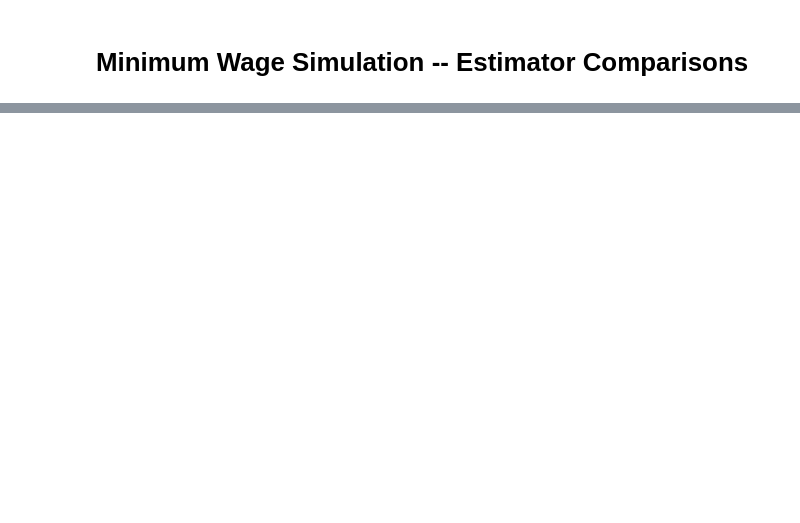
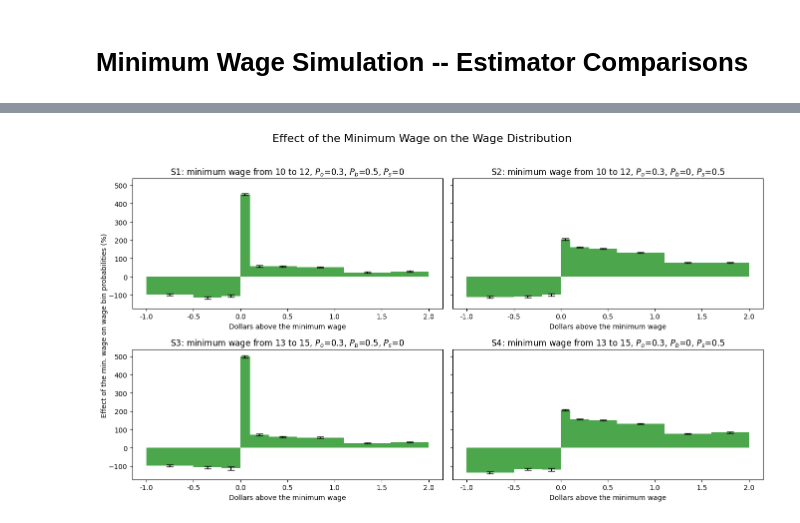
Before and after one commit to boyuchen21/minimum_wage, a Jupyter notebook: codes/compare_estimators.ipynb, the cells around one changed output, grey strips where cells are left out. Cells and saved outputs as stored; diff of their text form; code cells hidden in the pictures; blank space fills up the shorter version.

```diff
--- a/codes/compare_estimators.ipynb
+++ b/codes/compare_estimators.ipynb
@@ -10,0 +9,11 @@ from codes.simulation_functions import *
+# %%
+log_wages = generate_log_wages(100_000)
+
+# run df_grouped for four proability scenarios:
+# real_m_pre, real_m_post, P_o, P_b, P_s
+scenarios = {
+    'S1': (10, 12, 0.3, 0.5, 0),
+    'S2': (10, 12, 0.3, 0, 0.5),
+    'S3': (13, 15, 0.3, 0.5, 0),
+    'S4': (13, 15, 0.3, 0, 0.5),
+}
@@ -308,0 +453,46 @@ percentage_change_average_wage_affected = (new_average_wage_affected - average_a
+# %%
+x_values = []
+x_labels = []
+widths = []
+for var in filtered_data['Variable']:
+    if var in x_ranges:
+        range_start, range_end = x_ranges[var]
+        x_values.append(np.mean([range_start, range_end]) * 10)  # Convert to dollar
+        x_labels.append(f"{range_start} to {range_end}")
+        widths.append((range_end - range_start) * 10)  # Convert to dollar
+
+# Define the figure and axes for subplots
+fig, axes = plt.subplots(2, 2, figsize=(14, 8), sharey=True)
+
+# Flatten axes for easy iteration
+axes = axes.flatten()
+
+# Plot each scenario in a separate subplot
+for i, scenario in enumerate(scenarios):
+    real_m_pre, real_m_post, P_o, P_b, P_s = scenarios[scenario]
+    scenario_data = filtered_data[filtered_data['Scenario'] == scenario]
+    x_scenario_values = [np.mean([x_ranges[var][0], x_ranges[var][1]]) for var in scenario_data['Variable']]  # Convert to percentage
+    y_values = scenario_data['Coefficient'] * 100  # Convert to percentage
+    y_err = scenario_data['SE'] * 100  # Convert to percentage
+    scenario_widths = [(x_ranges[var][1] - x_ranges[var][0]) for var in scenario_data['Variable']]  # Convert to percentage
+
+    # Plot the data
+    axes[i].bar(x_scenario_values, y_values, width=scenario_widths, yerr=y_err, capsize=5, label=scenario, color = 'green', alpha = 0.7)
+    axes[i].set_xlabel('Dollars above the minimum wage')
+    axes[i].set_title(f'{scenario}: minimum wage from {real_m_pre} to {real_m_post}, $P_o$={P_o}, $P_b$={P_b}, $P_s$={P_s}')
+
+    # Set x-ticks with a break of 5 bins (0.5 dollars)
+    axes[i].set_xticks(np.arange(-1.0, 2.1, .5))
+    axes[i].set_xticklabels(np.arange(-1.0, 2.1, 0.5))
+
+# Set common ylabel
+fig.text(0.04, 0.5, 'Effect of the min. wage on wage bin probabilities (%)', va='center', rotation='vertical')
+
+# Set the main title
+plt.suptitle('Effect of the Minimum Wage on the Wage Distribution', fontsize=16)
+
+# Adjust layout
+plt.tight_layout(rect=[0.04, 0.04, 1, 0.96])
+plt.show()
+# %% [output]
+[figure, added]
```
Also changed, not shown: parts of 20 cells of this notebook, 13 other files.
